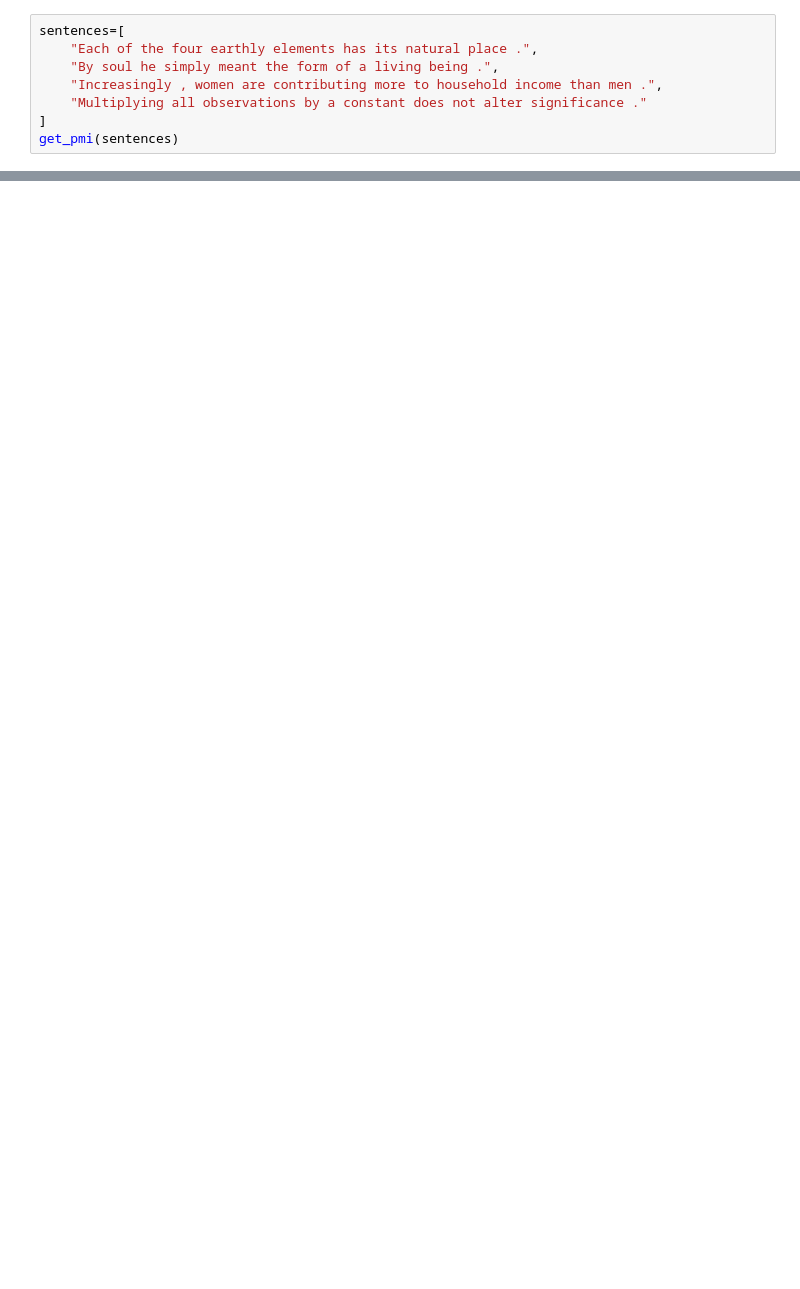
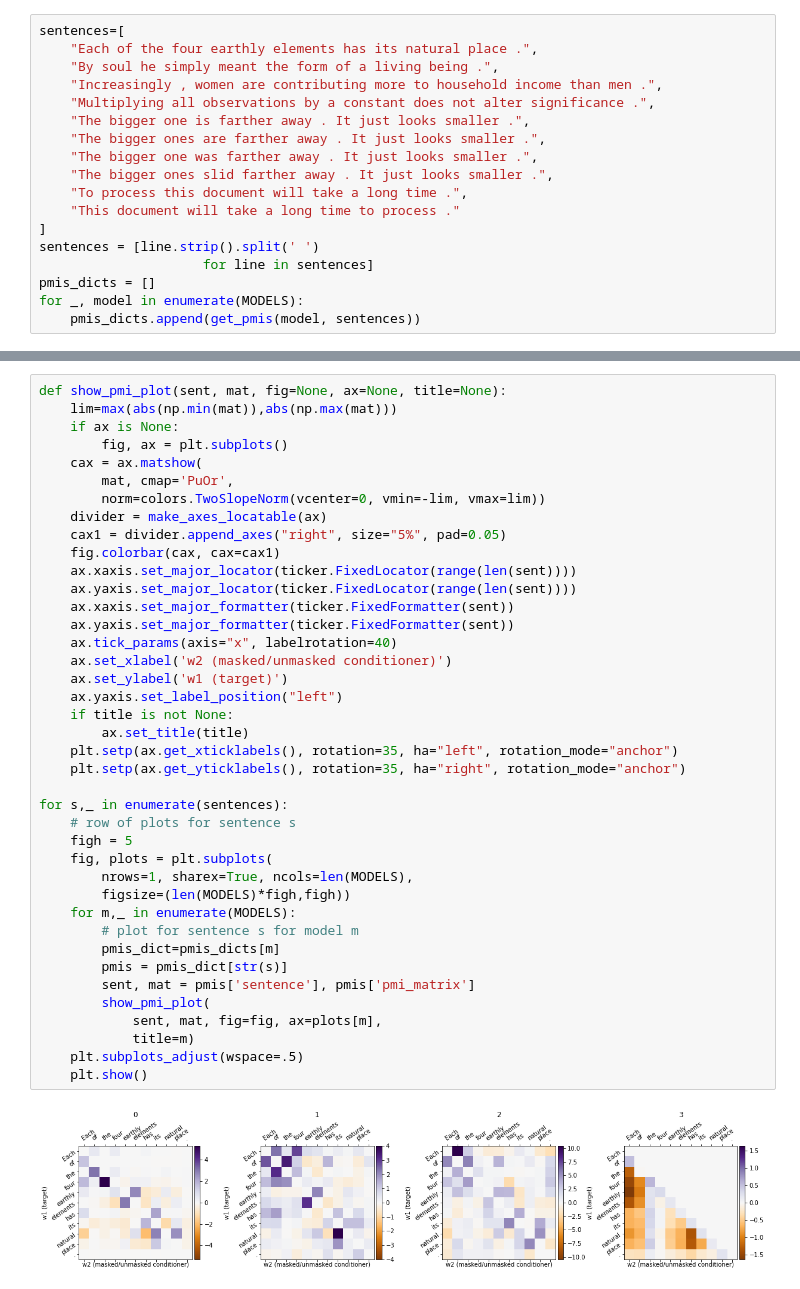
Before and after one commit to postylem/pmi-dependencies, a Jupyter notebook: pmi-accuracy/inspect_pmi_matrices.ipynb, the cells around one changed output, grey strips where cells are left out. Drawn from its saved outputs; the diff is of its cells as text; blank space fills up the shorter version.

```diff
--- a/pmi-accuracy/inspect_pmi_matrices.ipynb
+++ b/pmi-accuracy/inspect_pmi_matrices.ipynb
@@ -35,6 +53,16 @@ sentences=[
     "Each of the four earthly elements has its natural place .",
     "By soul he simply meant the form of a living being .",
     "Increasingly , women are contributing more to household income than men .",
-    "Multiplying all observations by a constant does not alter significance ."
+    "Multiplying all observations by a constant does not alter significance .",
+    "The bigger one is farther away . It just looks smaller .",
+    "The bigger ones are farther away . It just looks smaller .",
+    "The bigger one was farther away . It just looks smaller .",
+    "The bigger ones slid farther away . It just looks smaller .",
+    "To process this document will take a long time .",
+    "This document will take a long time to process ."
 ]
-get_pmi(sentences)
+sentences = [line.strip().split(' ')
+                     for line in sentences]
+pmis_dicts = []
+for _, model in enumerate(MODELS):
+    pmis_dicts.append(get_pmis(model, sentences))
@@ -42,0 +75,42 @@ KeyboardInterrupt:
+# %%
+def show_pmi_plot(sent, mat, fig=None, ax=None, title=None):
+    lim=max(abs(np.min(mat)),abs(np.max(mat)))
+    if ax is None:
+        fig, ax = plt.subplots()
+    cax = ax.matshow(
+        mat, cmap='PuOr',
+        norm=colors.TwoSlopeNorm(vcenter=0, vmin=-lim, vmax=lim))
+    divider = make_axes_locatable(ax)
+    cax1 = divider.append_axes("right", size="5%", pad=0.05)
+    fig.colorbar(cax, cax=cax1)
+    ax.xaxis.set_major_locator(ticker.FixedLocator(range(len(sent))))
+    ax.yaxis.set_major_locator(ticker.FixedLocator(range(len(sent))))
+    ax.xaxis.set_major_formatter(ticker.FixedFormatter(sent))
+    ax.yaxis.set_major_formatter(ticker.FixedFormatter(sent))
+    ax.tick_params(axis="x", labelrotation=40)
+    ax.set_xlabel('w2 (masked/unmasked conditioner)')
+    ax.set_ylabel('w1 (target)')
+    ax.yaxis.set_label_position("left")
+    if title is not None:
+        ax.set_title(title)
+    plt.setp(ax.get_xticklabels(), rotation=35, ha="left", rotation_mode="anchor")
+    plt.setp(ax.get_yticklabels(), rotation=35, ha="right", rotation_mode="anchor")
+
+for s,_ in enumerate(sentences):
+    # row of plots for sentence s
+    figh = 5
+    fig, plots = plt.subplots(
+        nrows=1, sharex=True, ncols=len(MODELS),
+        figsize=(len(MODELS)*figh,figh))
+    for m,_ in enumerate(MODELS):
+        # plot for sentence s for model m
+        pmis_dict=pmis_dicts[m]
+        pmis = pmis_dict[str(s)]
+        sent, mat = pmis['sentence'], pmis['pmi_matrix']
+        show_pmi_plot(
+            sent, mat, fig=fig, ax=plots[m],
+            title=m)
+    plt.subplots_adjust(wspace=.5)
+    plt.show()
+# %% [output]
+[figure, added]
```
Also changed, not shown: parts of 7 cells of this notebook.
